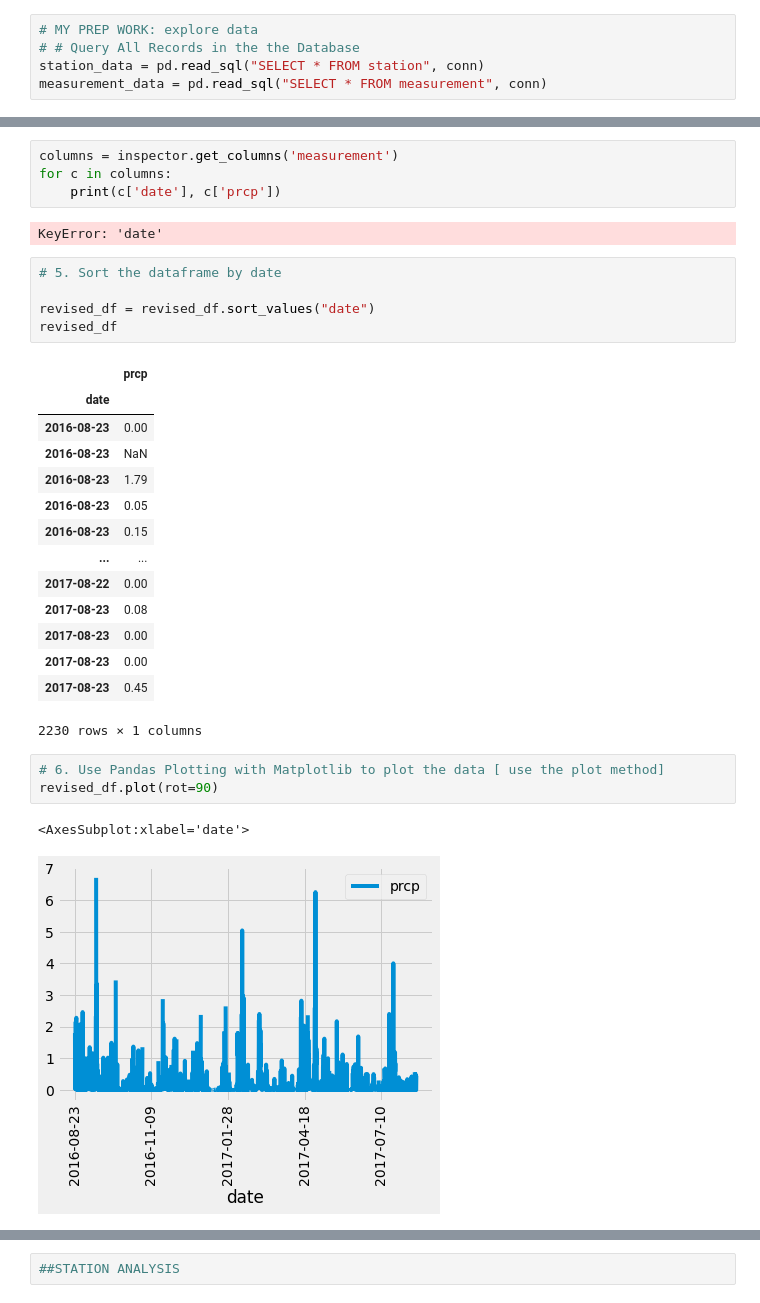
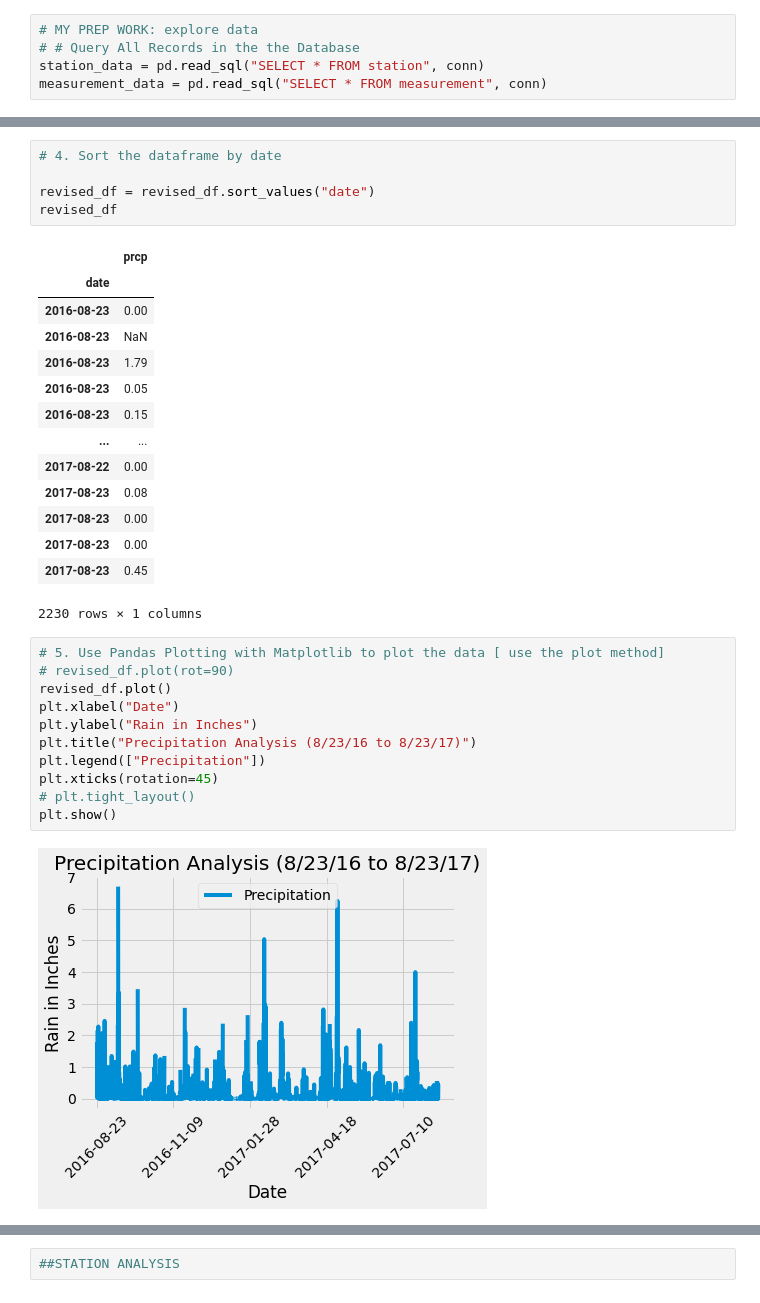
Before and after one commit to abgarberpaul/Weather-sqlalchemy-challenge, a Jupyter notebook: climate_starter.ipynb, the cells around one changed output, grey strips where cells are left out. Saved outputs shown, nothing was run; the diff lists cells and outputs as text.

```diff
--- a/climate_starter.ipynb
+++ b/climate_starter.ipynb
@@ -162,14 +166,8 @@ columns = inspector.get_columns('measurement')
 inspector.get_table_names()
 # %% [output]
 ['measurement', 'station']
-# %%
-columns = inspector.get_columns('measurement')
-for c in columns:
-    print(c['date'], c['prcp'])
-# %% [output]
-KeyError: 'date'
 # %%
-# 5. Sort the dataframe by date
+# 4. Sort the dataframe by date
 
 revised_df = revised_df.sort_values("date")
 revised_df
@@ -189,9 +187,16 @@ revised_df
 | 2017-08-23 | 0.45 |
 2230 rows × 1 columns
 # %%
-# 6. Use Pandas Plotting with Matplotlib to plot the data [ use the plot method]
-revised_df.plot(rot=90)
+# 5. Use Pandas Plotting with Matplotlib to plot the data [ use the plot method]
+# revised_df.plot(rot=90)
+revised_df.plot()
+plt.xlabel("Date")
+plt.ylabel("Rain in Inches")
+plt.title("Precipitation Analysis (8/23/16 to 8/23/17)")
+plt.legend(["Precipitation"])
+plt.xticks(rotation=45)
+# plt.tight_layout()
+plt.show()
 # %% [output]
-<AxesSubplot:xlabel='date'>
-[figure, old version]
+[figure, new version]
 # %%
```
Also changed, not shown: parts of 28 cells of this notebook, 1 other file.
